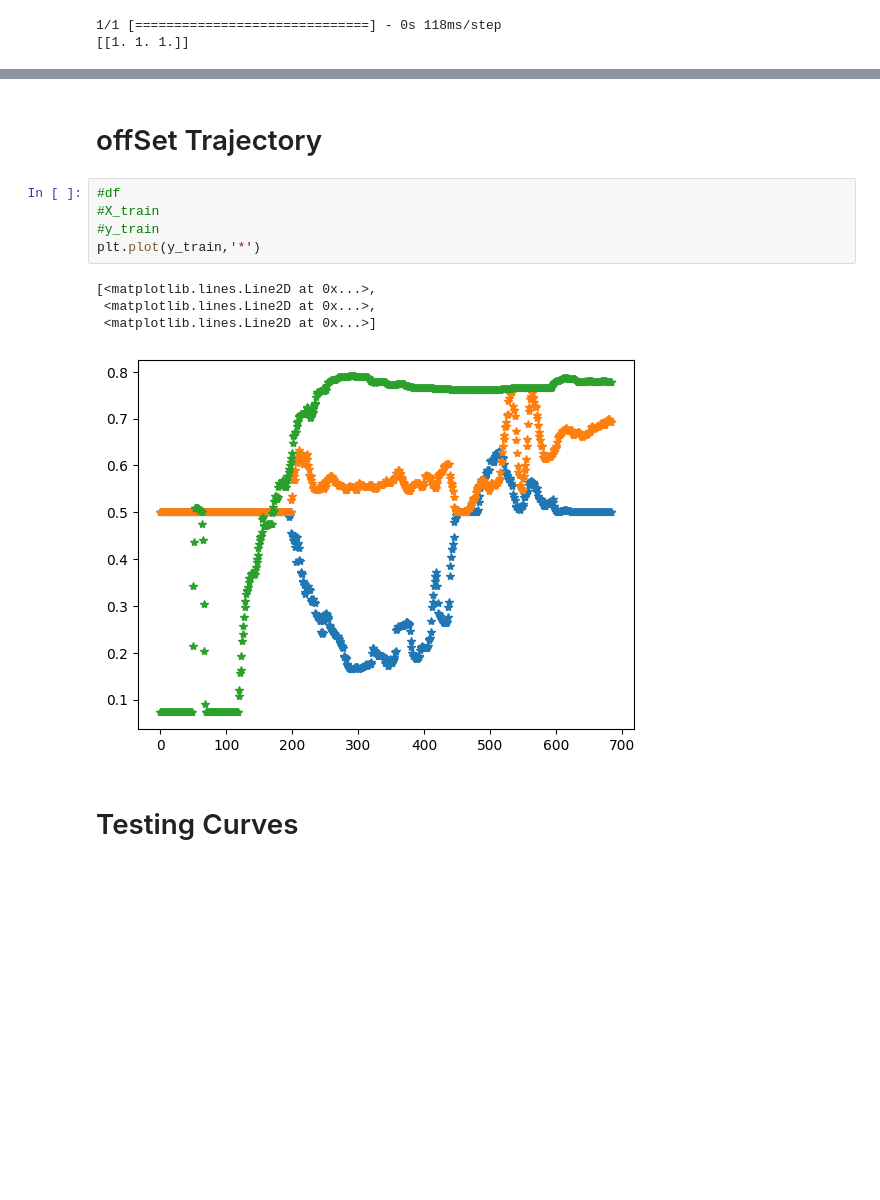
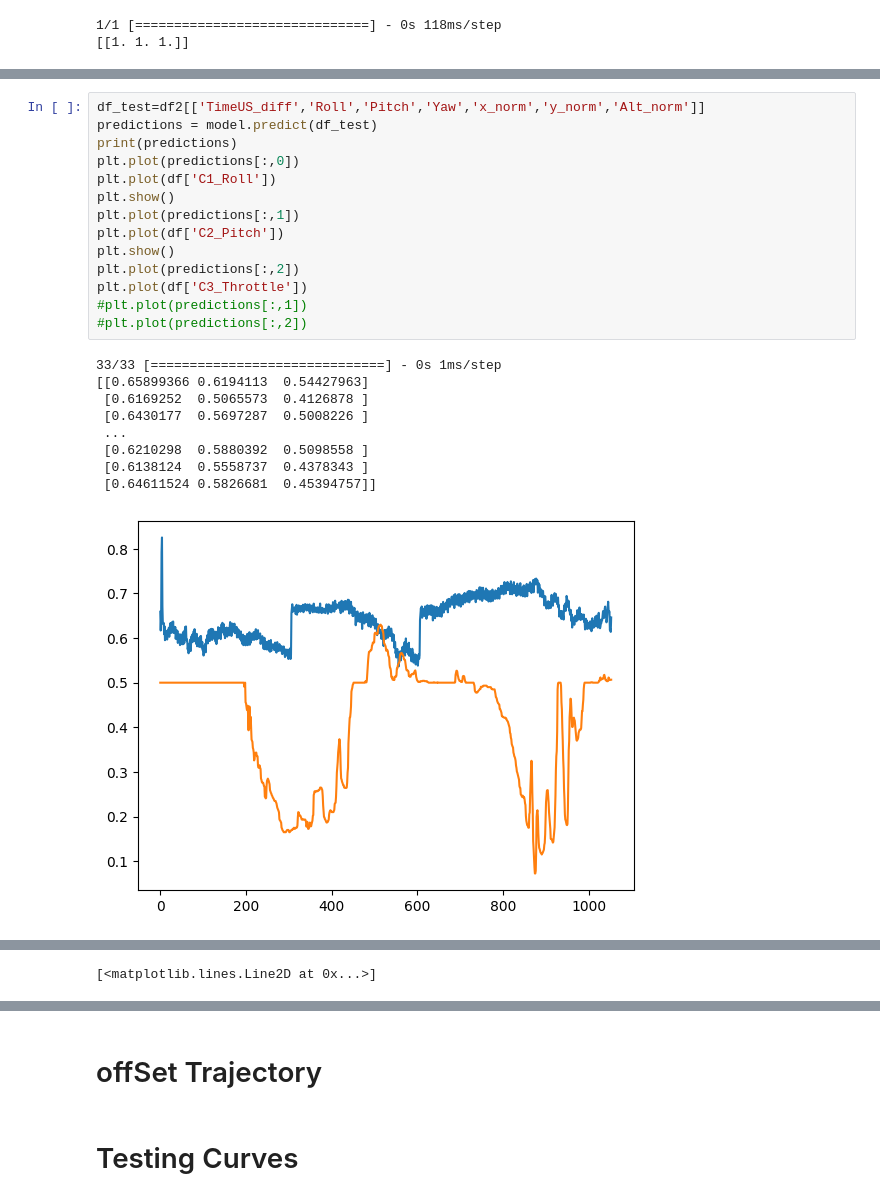
Before and after one commit to dharambirpoddar/RL_Bird, a Jupyter notebook: DNN_Bird_controller.ipynb, the cells around one changed output, grey strips where cells are left out. Cells and saved outputs as stored; diff of their text form; blank space fills up the shorter version.

```diff
--- a/DNN_Bird_controller.ipynb
+++ b/DNN_Bird_controller.ipynb
@@ -351,0 +377,24 @@ print(predictions)
+# %%
+df_test=df2[['TimeUS_diff','Roll','Pitch','Yaw','x_norm','y_norm','Alt_norm']]
+predictions = model.predict(df_test)
+print(predictions)
+plt.plot(predictions[:,0])
+plt.plot(df['C1_Roll'])
+plt.show()
+plt.plot(predictions[:,1])
+plt.plot(df['C2_Pitch'])
+plt.show()
+plt.plot(predictions[:,2])
+plt.plot(df['C3_Throttle'])
+#plt.plot(predictions[:,1])
+#plt.plot(predictions[:,2])
+# %% [output]
+33/33 [==============================] - 0s 1ms/step
+[[0.65899366 0.6194113  0.54427963]
+ [0.6169252  0.5065573  0.4126878 ]
+ [0.6430177  0.5697287  0.5008226 ]
+ ...
+ [0.6210298  0.5880392  0.5098558 ]
+ [0.6138124  0.5558737  0.4378343 ]
+ [0.64611524 0.5826681  0.45394757]]
+[figure, added]
@@ -351,0 +402 @@ print(predictions)
+[<matplotlib.lines.Line2D at 0x...>]
@@ -352,15 +404,5 @@ print(predictions)
 # %% [markdown]
 # offSet Trajectory
-# %%
-#df
-#X_train
-#y_train
-plt.plot(y_train,'*')
-# %% [output]
-[<matplotlib.lines.Line2D at 0x...>,
- <matplotlib.lines.Line2D at 0x...>,
- <matplotlib.lines.Line2D at 0x...>]
-[figure, removed]
 # %% [markdown]
 # Testing Curves
 # %% [markdown]
```
Also changed, not shown: parts of 14 cells of this notebook.
